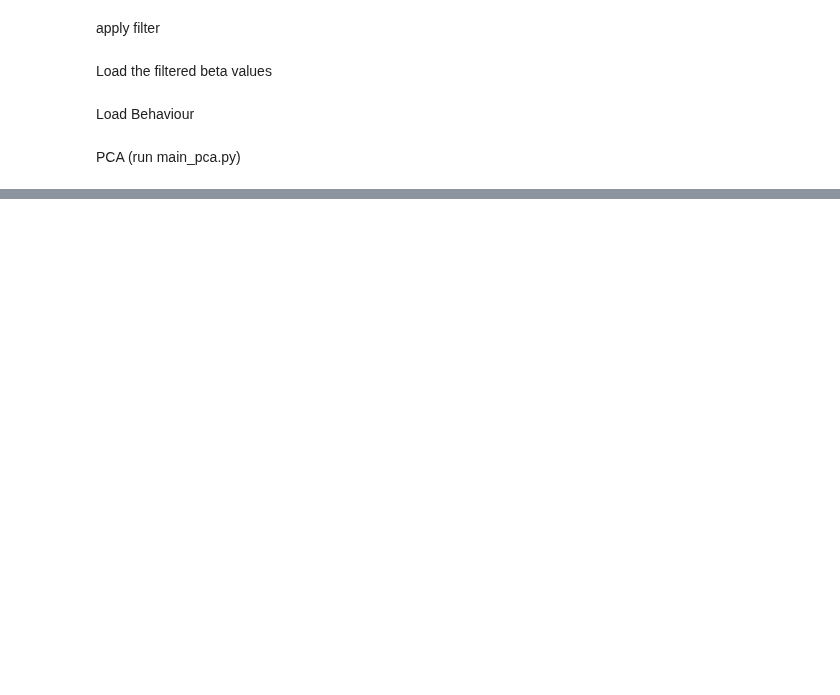
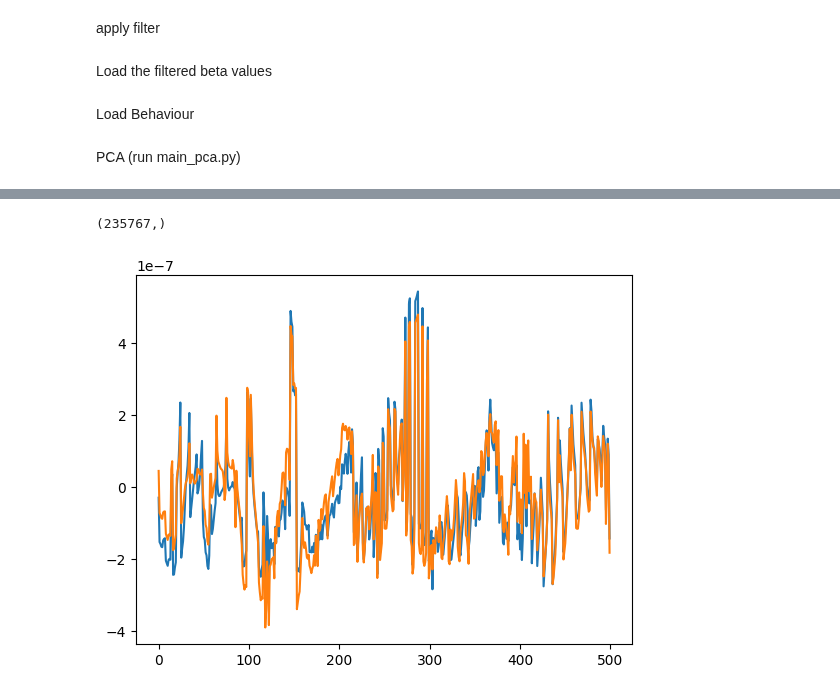
Before and after one commit to MeZahra/Thesis_code_Glm_Opt, a Jupyter notebook: main.ipynb, the cells around one changed output, grey strips where cells are left out. Drawn from its saved outputs; the diff is of its cells as text; code cells hidden in the pictures; blank space fills up the shorter version.

```diff
--- a/main.ipynb
+++ b/main.ipynb
@@ -699,0 +951,24 @@ plt.plot(data[:200])
+# %%
+tmp1.shape
+# %% [output]
+(235767,)
+# %%
+import numpy as np
+
+tmp1 = np.load('behavior_weights_sub04_ses1_run1_task0_bold0_beta0_rho0.8.npy')
+tmp2 = np.load('behavior_weights_sub04_ses1_run1_task0_bold0_beta0.5_rho0.8.npy')
+tmp3 = np.load('behavior_weights_sub04_ses1_run1_task0_bold0.5_beta0_rho0.8.npy')
+# tmp4 = np.load('behavior_weights_sub04_ses1_run1_task0.5_bold0_beta0.5_rho0.8.npy')
+# tmp5 = np.load('behavior_weights_sub04_ses1_run1_task0.5_bold0.5_beta5_rho0.8.npy')
+
+
+import matplotlib.pyplot as plt
+plt.figure()
+plt.plot(tmp1[:500])
+plt.plot(tmp2[:500])
+# plt.plot(tmp3[:500])
+# plt.plot(tmp4[:300])
+# plt.plot(tmp5[:300])
+plt.show()
+# %% [output]
+[figure, added]
```
Also changed, not shown: parts of 36 cells of this notebook, 1 other file.
